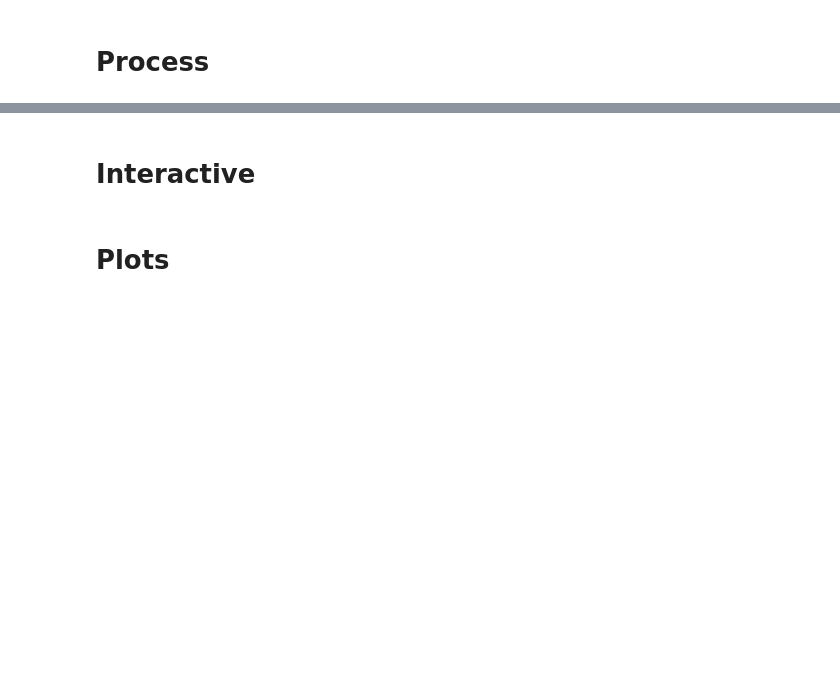
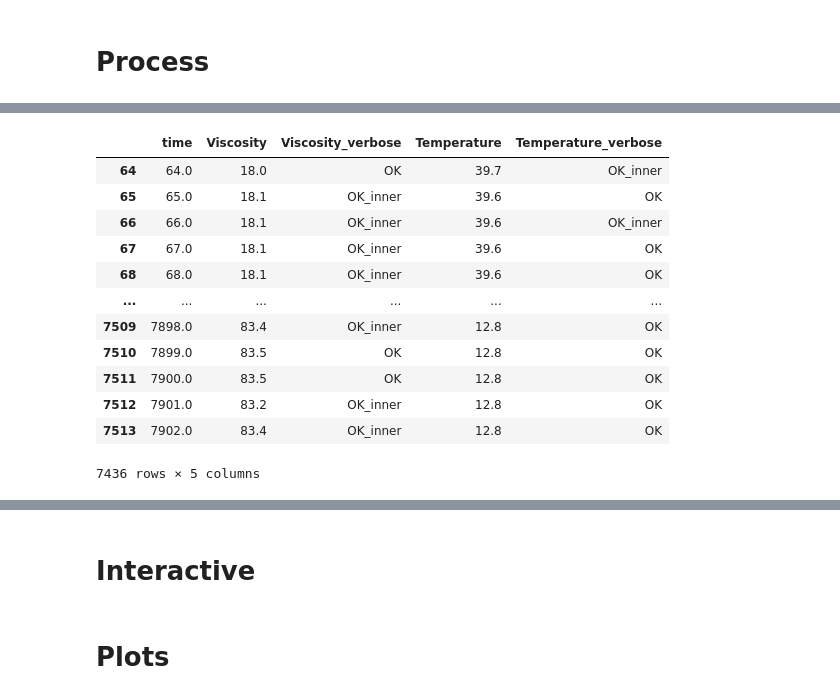
Before and after one commit to EnglishBeach/Diplom-work, a Jupyter notebook: plots.ipynb, the cells around one changed output, grey strips where cells are left out. Drawn from its saved outputs; the diff is of its cells as text; code cells hidden in the pictures; blank space fills up the shorter version.

```diff
--- a/plots.ipynb
+++ b/plots.ipynb
@@ -241,6 +292,16 @@ ax_T.set_ylabel('Temperature', color='blue')
 # %%
-a.initial_filter(
-    # time=(80, np.inf),
-    viscosity=(20,180),
-    temperature=(13.8,41)
-)
+a.initial_filter(time=(63, np.inf), viscosity=(0, 100), temperature=(12, 40))
+# %% [output]
+|  | time | Viscosity | Viscosity_verbose | Temperature | Temperature_verbose |
+| 64 | 64.0 | 18.0 | OK | 39.7 | OK_inner |
+| 65 | 65.0 | 18.1 | OK_inner | 39.6 | OK |
+| 66 | 66.0 | 18.1 | OK_inner | 39.6 | OK_inner |
+| 67 | 67.0 | 18.1 | OK_inner | 39.6 | OK |
+| 68 | 68.0 | 18.1 | OK_inner | 39.6 | OK |
+| ... | ... | ... | ... | ... | ... |
+| 7509 | 7898.0 | 83.4 | OK_inner | 12.8 | OK |
+| 7510 | 7899.0 | 83.5 | OK | 12.8 | OK |
+| 7511 | 7900.0 | 83.5 | OK | 12.8 | OK |
+| 7512 | 7901.0 | 83.2 | OK_inner | 12.8 | OK |
+| 7513 | 7902.0 | 83.4 | OK_inner | 12.8 | OK |
+7436 rows × 5 columns
```
Also changed, not shown: parts of 17 cells of this notebook.
